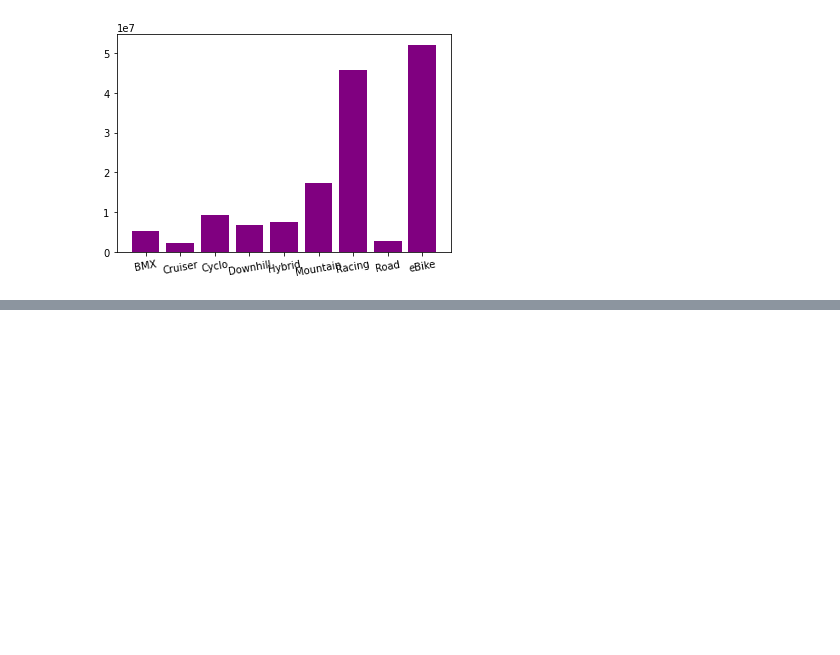
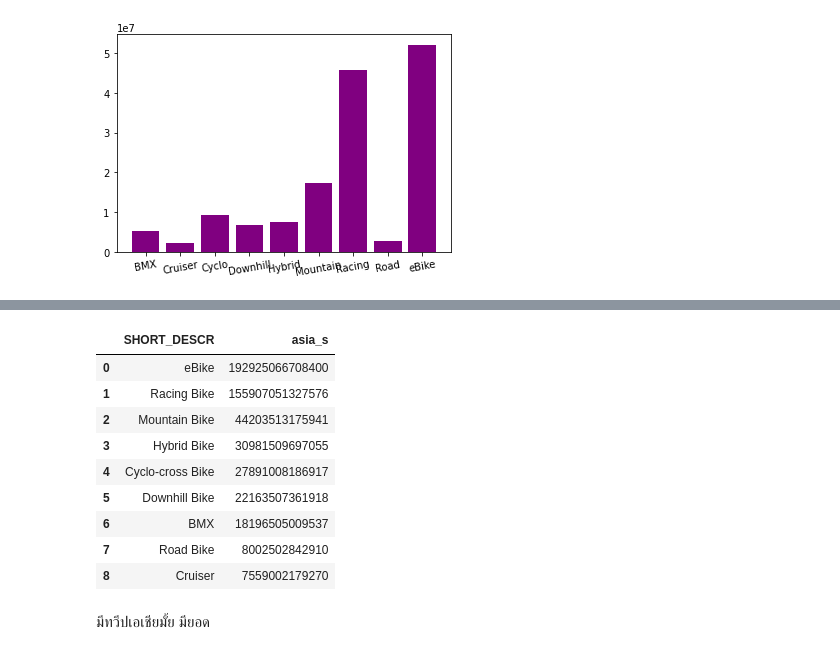
Before and after one commit to nicha0524/DPDM2021, a Jupyter notebook: Project.ipynb, the cells around one changed output, grey strips where cells are left out. Cells and saved outputs as stored; diff of their text form; code cells hidden in the pictures; blank space fills up the shorter version.

```diff
--- a/Project.ipynb
+++ b/Project.ipynb
@@ -788,0 +922,15 @@ plt.show()
+# %%
+A.iloc[:,[0,11]]
+# %% [output]
+|  | SHORT_DESCR | asia_s |
+| 0 | eBike | 192925066708400 |
+| 1 | Racing Bike | 155907051327576 |
+| 2 | Mountain Bike | 44203513175941 |
+| 3 | Hybrid Bike | 30981509697055 |
+| 4 | Cyclo-cross Bike | 27891008186917 |
+| 5 | Downhill Bike | 22163507361918 |
+| 6 | BMX | 18196505009537 |
+| 7 | Road Bike | 8002502842910 |
+| 8 | Cruiser | 7559002179270 |
+# %% [markdown]
+มีทวีปเอเชียมั้ย มียอด
```
Also changed, not shown: parts of 13 cells of this notebook.
